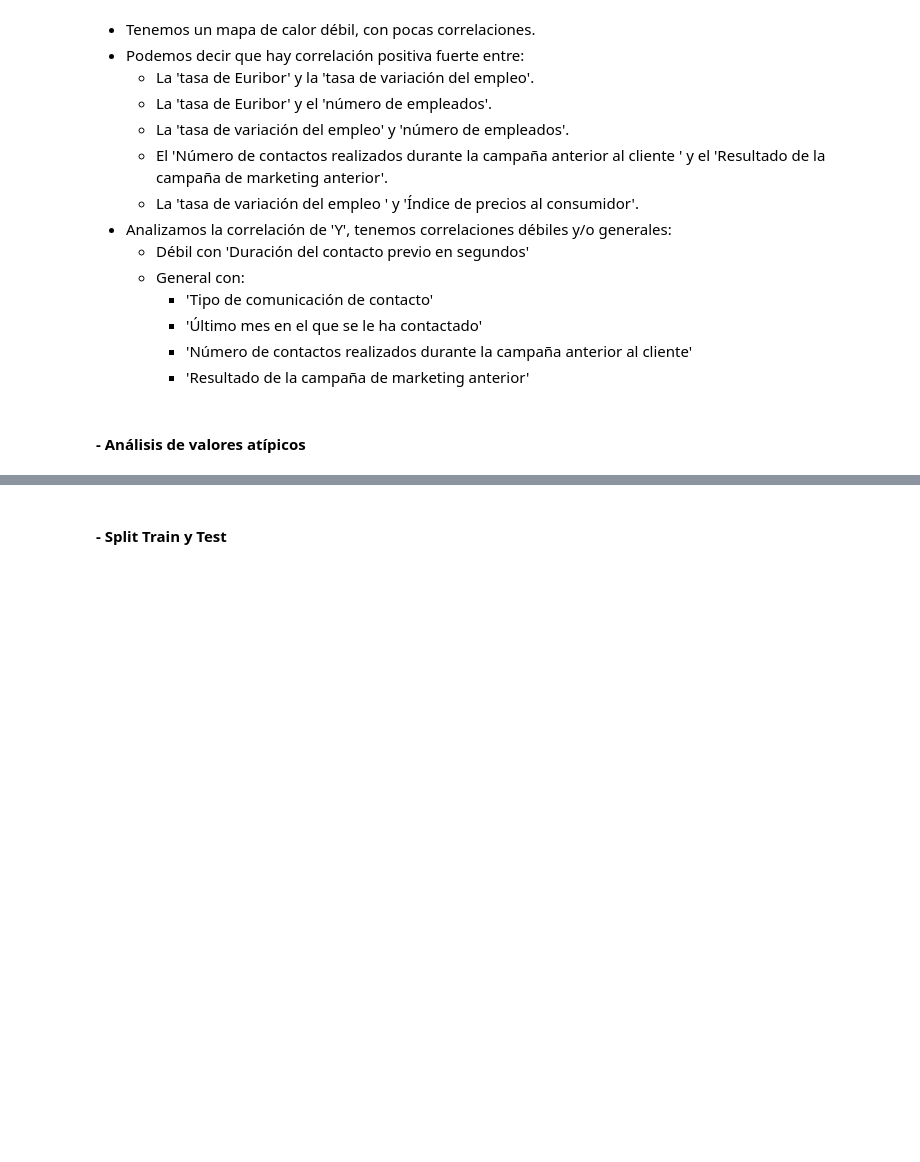
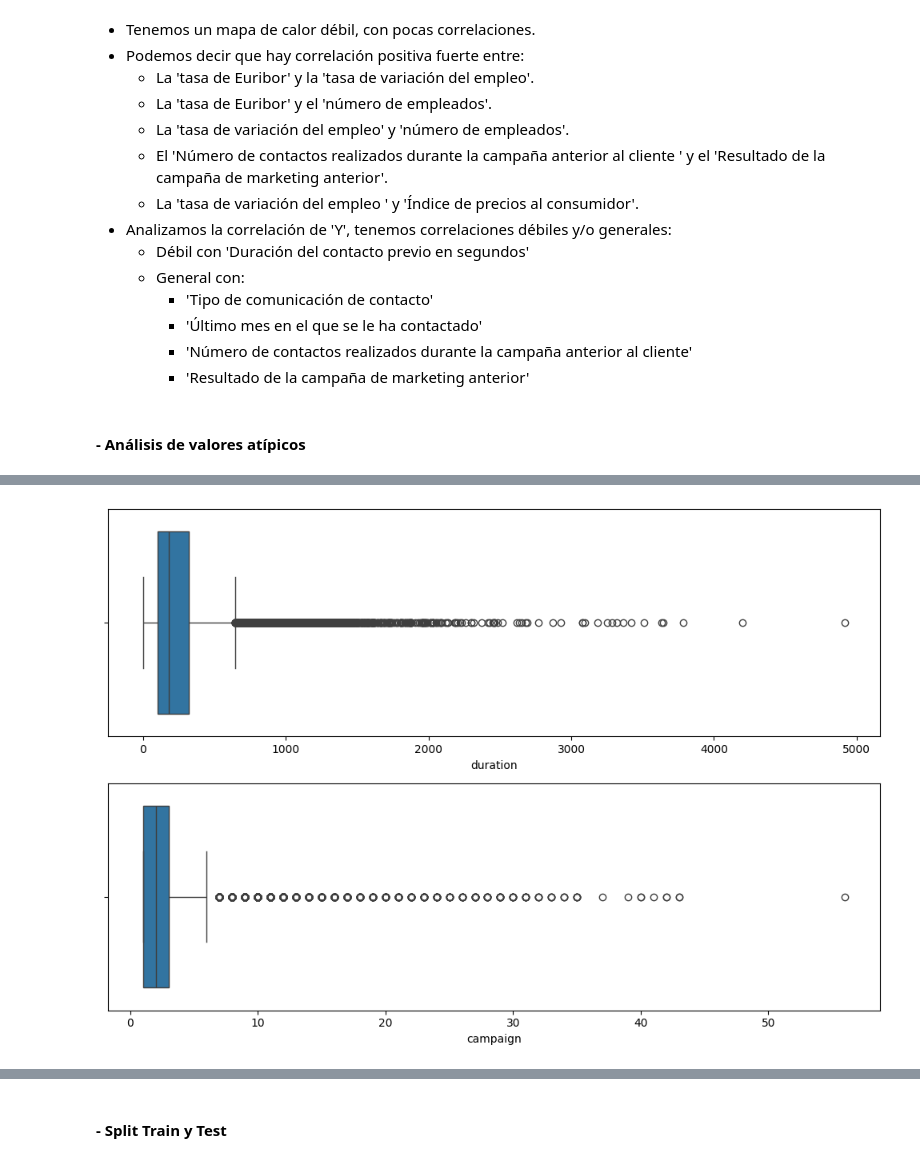
Before and after one commit to Pilizmt/logistic-regression-project-tutorial-pilarzarco, a Jupyter notebook: src/EDA.ipynb, the cells around one changed output, grey strips where cells are left out. Cells and saved outputs as stored; diff of their text form; code cells hidden in the pictures; blank space fills up the shorter version.

```diff
--- a/src/EDA.ipynb
+++ b/src/EDA.ipynb
@@ -241 +242,12 @@ campaign_stats
+# %%
+# Análisis de outliers
+fig, axis = plt.subplots(2, figsize = (10, 7))
+
+sns.boxplot(ax = axis[0], data = bank_df, x = "duration")
+sns.boxplot(ax = axis[1], data = bank_df, x = "campaign")
+
+plt.tight_layout()
+plt.show()
+# %% [output]
+[figure, added]
 # %%
```
Also changed, not shown: parts of 13 cells of this notebook, 13 other files.
